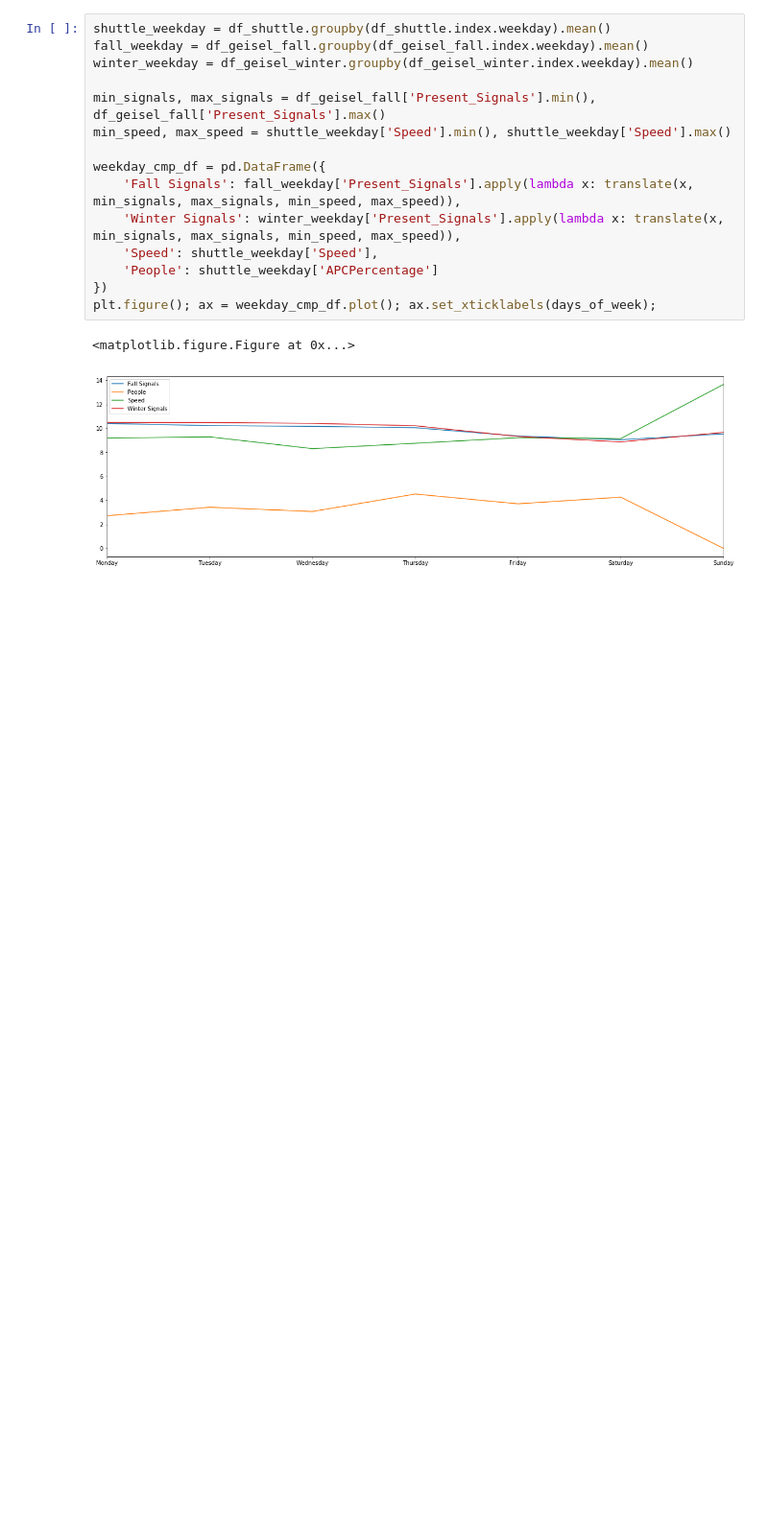
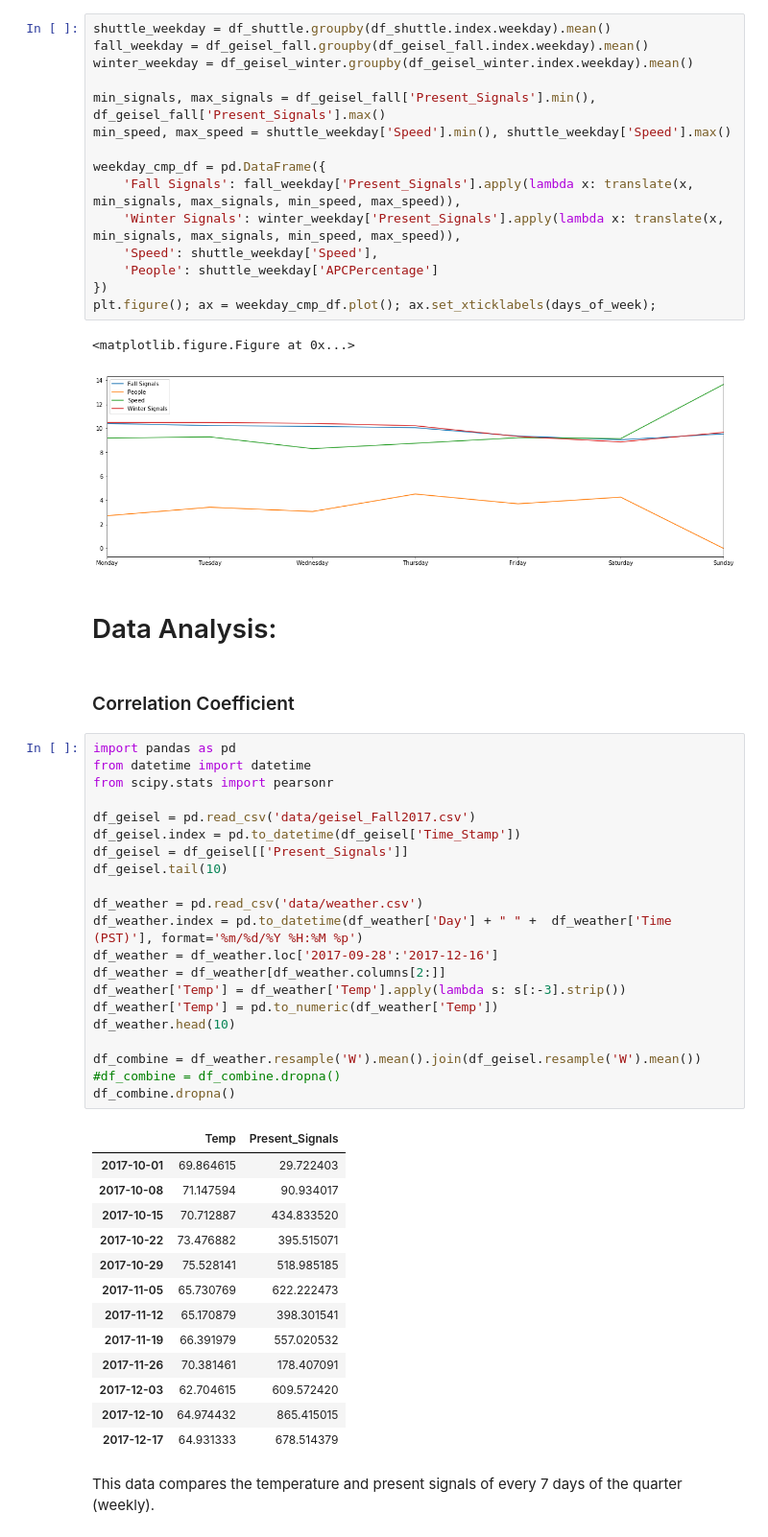
Before and after one commit to kelvinluime/Pr_059, a Jupyter notebook: FinalProject.ipynb, the cells around one changed output. Shown at 96% size. Drawn from its saved outputs; the diff is of its cells as text; blank space fills up the shorter version.

Commit message:
added correlation coefficient

```diff
--- a/FinalProject.ipynb
+++ b/FinalProject.ipynb
@@ -1330,3 +1330,44 @@ plt.figure(); ax = weekday_cmp_df.plot(); ax.set_xticklabels(days_of_week);
 # %% [output]
 <matplotlib.figure.Figure at 0x...>
 [figure]
+# %% [markdown]
+# Data Analysis:
+# %% [markdown]
+### Correlation Coefficient
+# %%
+import pandas as pd
+from datetime import datetime
+from scipy.stats import pearsonr
+
+df_geisel = pd.read_csv('data/geisel_Fall2017.csv')
+df_geisel.index = pd.to_datetime(df_geisel['Time_Stamp'])
+df_geisel = df_geisel[['Present_Signals']]
+df_geisel.tail(10)
+
+df_weather = pd.read_csv('data/weather.csv')
+df_weather.index = pd.to_datetime(df_weather['Day'] + " " +  df_weather['Time (PST)'], format='%m/%d/%Y %H:%M %p')
+df_weather = df_weather.loc['2017-09-28':'2017-12-16']
+df_weather = df_weather[df_weather.columns[2:]]
+df_weather['Temp'] = df_weather['Temp'].apply(lambda s: s[:-3].strip())
+df_weather['Temp'] = pd.to_numeric(df_weather['Temp'])
+df_weather.head(10)
+
+df_combine = df_weather.resample('W').mean().join(df_geisel.resample('W').mean())
+#df_combine = df_combine.dropna()
+df_combine.dropna()
+# %% [output]
+|  | Temp | Present_Signals |
+| 2017-10-01 | 69.864615 | 29.722403 |
+| 2017-10-08 | 71.147594 | 90.934017 |
+| 2017-10-15 | 70.712887 | 434.833520 |
+| 2017-10-22 | 73.476882 | 395.515071 |
+| 2017-10-29 | 75.528141 | 518.985185 |
+| 2017-11-05 | 65.730769 | 622.222473 |
+| 2017-11-12 | 65.170879 | 398.301541 |
+| 2017-11-19 | 66.391979 | 557.020532 |
+| 2017-11-26 | 70.381461 | 178.407091 |
+| 2017-12-03 | 62.704615 | 609.572420 |
+| 2017-12-10 | 64.974432 | 865.415015 |
+| 2017-12-17 | 64.931333 | 678.514379 |
+# %% [markdown]
+This data compares the temperature and present signals of every 7 days of the quarter (weekly).
```
Also changed, not shown: parts of 2 cells of this notebook, 1 other file.
